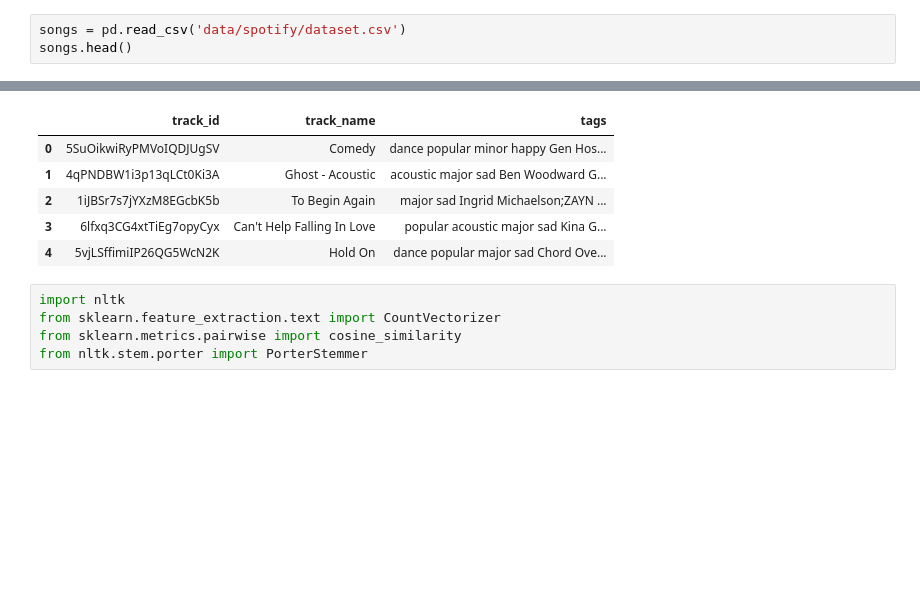
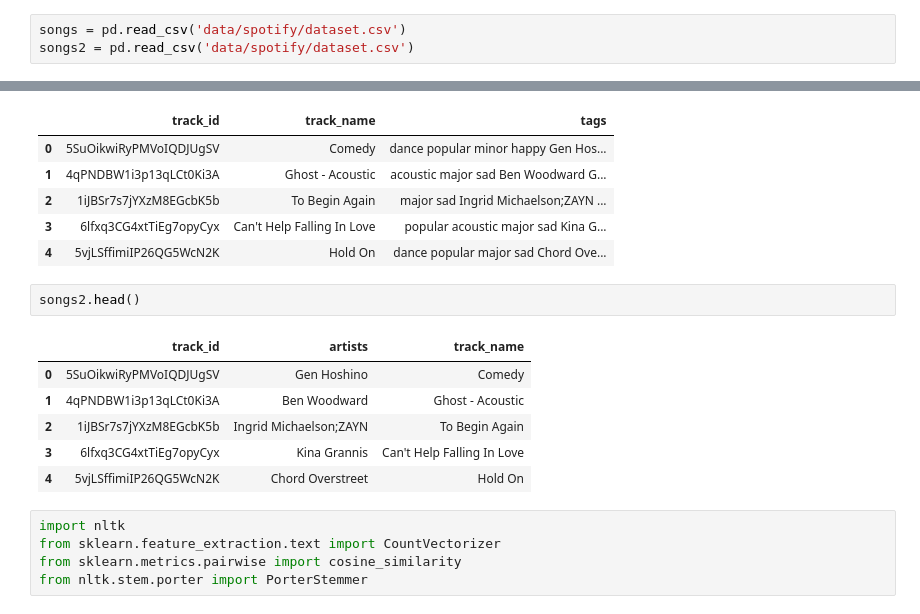
Before and after one commit to CC-KEH/Recommendation-System, a Jupyter notebook: research/song_trials.ipynb, the cells around one changed output, grey strips where cells are left out. Saved outputs shown, nothing was run; the diff lists cells and outputs as text; blank space fills up the shorter version.

```diff
--- a/research/song_trials.ipynb
+++ b/research/song_trials.ipynb
@@ -7,3 +8,3 @@ import ast
 # %%
 songs = pd.read_csv('data/spotify/dataset.csv')
-songs.head()
+songs2 = pd.read_csv('data/spotify/dataset.csv')
@@ -339,6 +335,15 @@ songs.head()
 | 2 | 1iJBSr7s7jYXzM8EGcbK5b | To Begin Again | major sad Ingrid Michaelson;ZAYN ... |
 | 3 | 6lfxq3CG4xtTiEg7opyCyx | Can't Help Falling In Love | popular acoustic major sad Kina G... |
 | 4 | 5vjLSffimiIP26QG5WcN2K | Hold On | dance popular major sad Chord Ove... |
+# %%
+songs2.head()
+# %% [output]
+|  | track_id | artists | track_name |
+| 0 | 5SuOikwiRyPMVoIQDJUgSV | Gen Hoshino | Comedy |
+| 1 | 4qPNDBW1i3p13qLCt0Ki3A | Ben Woodward | Ghost - Acoustic |
+| 2 | 1iJBSr7s7jYXzM8EGcbK5b | Ingrid Michaelson;ZAYN | To Begin Again |
+| 3 | 6lfxq3CG4xtTiEg7opyCyx | Kina Grannis | Can't Help Falling In Love |
+| 4 | 5vjLSffimiIP26QG5WcN2K | Chord Overstreet | Hold On |
 # %%
 import nltk
 from sklearn.feature_extraction.text import CountVectorizer
```
Also changed, not shown: parts of 28 cells of this notebook, 34 other files.
